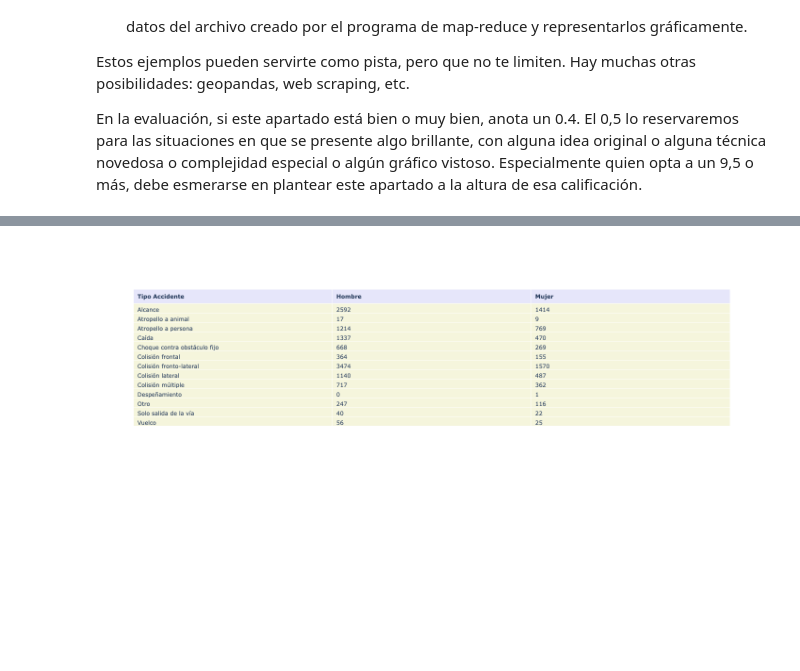
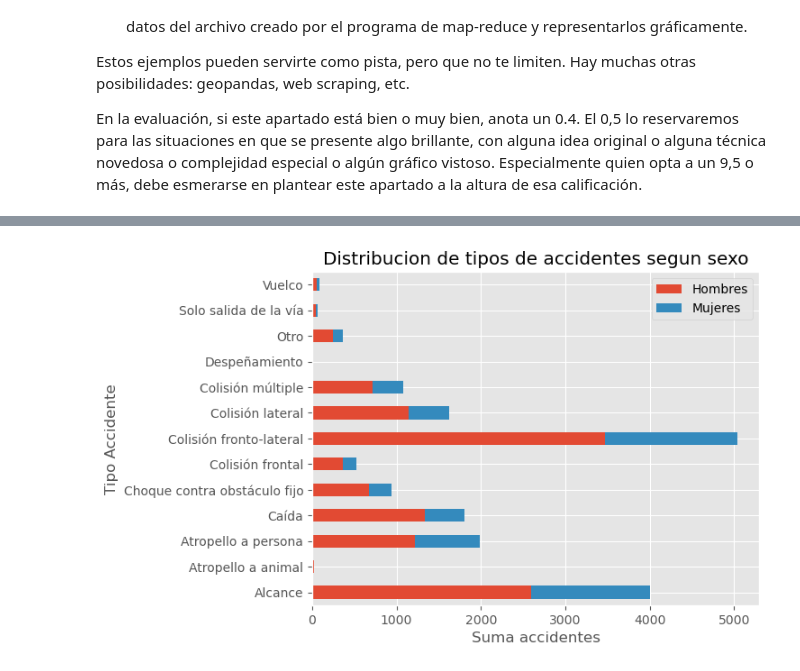
Before and after one commit to TiaIvonne/MasterUCM-python, a Jupyter notebook: accidentes_en_madrid_enunciados.ipynb, the cells around one changed output, grey strips where cells are left out. Drawn from its saved outputs; the diff is of its cells as text; code cells hidden in the pictures.

```diff
--- a/accidentes_en_madrid_enunciados.ipynb
+++ b/accidentes_en_madrid_enunciados.ipynb
@@ -744,9 +1054,3 @@ En este apartado, vamos a trabajar con tablas de la librería `pandas`, llamadas
 
 **e1. Carga del dataframe.**
 La primera operación que necesitamos es cargar el archivo de datos en una tabla, como se ve en el siguiente ejemplo.
-# %%
-# Esta celda debe ser completada por el estudiante
-def cargar_dataframe_v0(archivo, columns=None):
-    base = pd.read_csv(archivo,encoding= 'unicode_escape' , on_bad_lines='skip', delimiter=";")
-    base = base[['HORA', 'DISTRITO', 'RANGO DE EDAD', 'LESIVIDAD*']]
-    return base
@@ -835,8 +1265,3 @@ base
 | 17 | (75, 100) | 657 |
 # %% [markdown]
 Esta tabla contiene el rango de edad $(-1, -1)$, que no nos interesa. Por eso preferimos descartar esta fila.
-# %%
-# Esta celda debe ser completada por el estudiante
-df = base
-accidentes_edades = df.iloc[1:].reset_index(drop = True) # Reordena los indices, con drop True no agrega una nueva columna con el nuevo indice
-accidentes_edades
@@ -924,9 +1464,3 @@ union
 **e6. Proporción de accidentes con lesiones.**
 
 Deseamos ahora ver las cifras de lesiones en términos relativos, esto es, como el porcentaje  proporcióde accidentes en que se producen lesiones.
-# %%
-# Esta celda debe ser completada por el estudiante
-tabla_prop = union
-tabla_prop['PropLesiones'] = (tabla_prop['NumAccsConLesiones'] * 100 / tabla_prop['NumAccs'] )
-
-tabla_prop
@@ -1051,34 +1709,54 @@ def cargar_dataframe(archivo, columns=None):
 # %%
 # Pruebas de funcionamiento:
-data = cargar_dataframe("2020_Accidentalidad.csv", columns=['SEXO', 'TIPO ACCIDENTE', 'RANGO DE EDAD', 'LESIVIDAD*'])
+def grafico(archivo, columnas):
+    """
+    Transforma un dataframe en una tabla pivote y posterior
+    a esto se crea grafico a partir de la tabla pivote.
+    La tabla pivote sumariza los tipo de accidentes segun sexo
+    del causante.
 
-tabla = pd.pivot_table(data, values = ['LESIVIDAD*'], index = ['TIPO ACCIDENTE'],columns = ['SEXO'], fill_value=0, aggfunc=['count'])
-df = tabla.reset_index()
-df
+    Parameters:
+    -----------
+    archivo:
+        csv file
+    columnas:
+        Lista que contiene las columnas a usar en la tabla pivote
+
+    Precondition:
+    -------------
+    archivo == csv file
+    len(columnas) > 0
+
+    Returns:
+    --------
+        plot
+
+    Example:
+    --------
+    >>>grafico('2020_Accidentalidad.csv', columnas=['SEXO', 'TIPO ACCIDENTE',
+               'RANGO DE EDAD', 'LESIVIDAD*'])
+    plt.show()
+    """
+    data = c_dataframe(archivo, columnas)
+    # Convierte el df a una tabla pivote
+    pivot = pd.pivot_table(data, values=['LESIVIDAD*'],
+                           index=['TIPO ACCIDENTE'], columns=['SEXO'], fill_value=0,
+                           aggfunc=['count'])
+    df = pivot.reset_index()
+
+    # Apartado de graficos
+    plt.rcdefaults()
+    plt.style.use('ggplot')
+    pivot.plot.barh(stacked=True)
+    plt.xlabel('Suma accidentes')
+    plt.ylabel('Tipo Accidente')
+    plt.legend(frameon=True)
+    plt.legend(['Hombres', 'Mujeres'])
+    plt.title('Distribucion de tipos de accidentes segun sexo')
+    return plt.show(), df
 
 
-# Apartado de graficos
-plt.rcdefaults()
-plt.style.use('ggplot')
-tabla.plot.barh(stacked = True)
-plt.xlabel('Suma accidentes')
-plt.ylabel('Tipo Accidente')
-plt.legend(frameon = True)
-plt.legend(['Hombres', 'Mujeres'])
-plt.title('Distribucion de tipos de accidentes segun sexo')
-
-# Apartado de tabla pivote
-
-fig = go.Figure(data=[go.Table(
-    header=dict(values=['<b>Tipo Accidente</b>', '<b>Hombre</b>', '<b>Mujer</b>'],
-                fill_color='lavender',
-                align='left'),
-    cells=dict(values=df.transpose().values.tolist(),
-               fill_color='beige',
-               align='left'))
-])
-
-fig.update_layout(width=600, height=800)
-py_offline.iplot(fig)
+resultado = grafico('2020_Accidentalidad.csv',
+                    columnas=['SEXO', 'TIPO ACCIDENTE', 'RANGO DE EDAD', 'LESIVIDAD*'])
 # %% [output]
-[figure, old version]
+[figure, new version]
```
Also changed, not shown: parts of 48 cells of this notebook, 3 other files.
